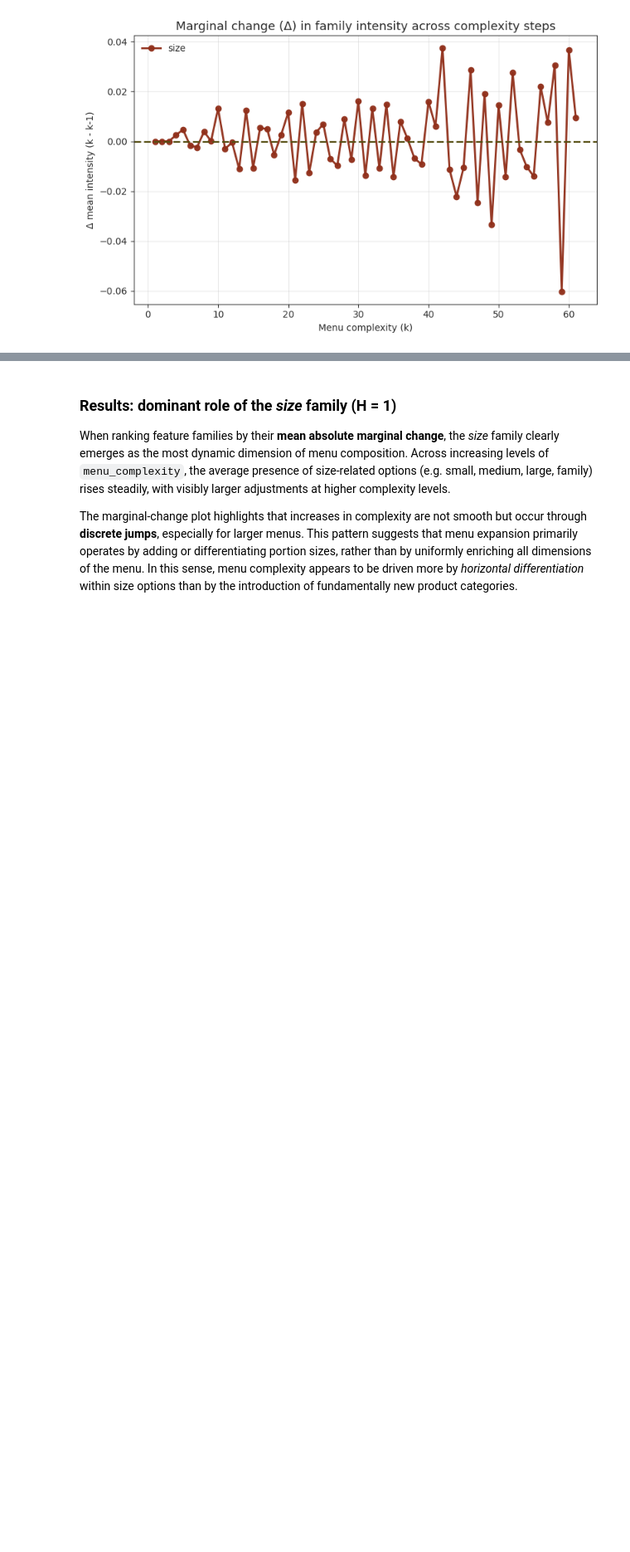
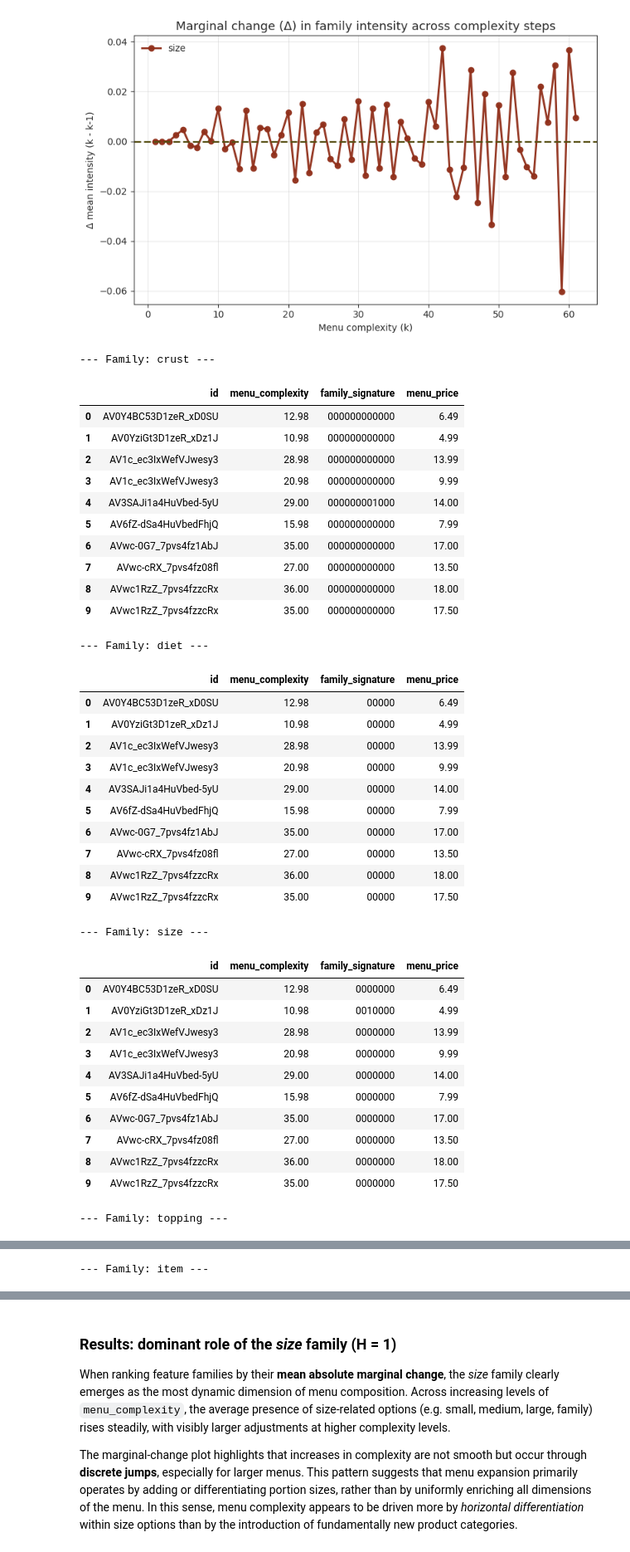
Before and after one commit to emanuelegaliano/Fundamentals-of-Data-Analysis, a Jupyter notebook: progetto.ipynb, the cells around one changed output, grey strips where cells are left out. Shown at 83% size. Cells and saved outputs as stored; diff of their text form; code cells hidden in the pictures; blank space fills up the shorter version.

```diff
--- a/progetto.ipynb
+++ b/progetto.ipynb
@@ -2404,3 +2404,53 @@ dtype: float64
 [figure]
 [figure]
 [figure]
+# %%
+# printing samples from delta menu_complexity = 1
+# and same all one-hot features, in order to see differences or similarities.
+
+delta_k = 1
+df_delta = dfm[dfm["menu_complexity"].diff() == delta_k].copy()
+df_delta = df_delta.sort_values(by="id").reset_index(drop=True)
+
+for fam, cols in families.items():
+    print(f"--- Family: {fam} ---")
+    display(df_delta[["id", "menu_complexity"] + cols].head(10))
+    print("\n")
+# %% [output]
+--- Family: crust ---
+|  | id | menu_complexity | family_signature | menu_price |
+| 0 | AV0Y4BC53D1zeR_xD0SU | 12.98 | 000000000000 | 6.49 |
+| 1 | AV0YziGt3D1zeR_xDz1J | 10.98 | 000000000000 | 4.99 |
+| 2 | AV1c_ec3IxWefVJwesy3 | 28.98 | 000000000000 | 13.99 |
+| 3 | AV1c_ec3IxWefVJwesy3 | 20.98 | 000000000000 | 9.99 |
+| 4 | AV3SAJi1a4HuVbed-5yU | 29.00 | 000000001000 | 14.00 |
+| 5 | AV6fZ-dSa4HuVbedFhjQ | 15.98 | 000000000000 | 7.99 |
+| 6 | AVwc-0G7_7pvs4fz1AbJ | 35.00 | 000000000000 | 17.00 |
+| 7 | AVwc-cRX_7pvs4fz08fl | 27.00 | 000000000000 | 13.50 |
+| 8 | AVwc1RzZ_7pvs4fzzcRx | 36.00 | 000000000000 | 18.00 |
+| 9 | AVwc1RzZ_7pvs4fzzcRx | 35.00 | 000000000000 | 17.50 |
+--- Family: diet ---
+|  | id | menu_complexity | family_signature | menu_price |
+| 0 | AV0Y4BC53D1zeR_xD0SU | 12.98 | 00000 | 6.49 |
+| 1 | AV0YziGt3D1zeR_xDz1J | 10.98 | 00000 | 4.99 |
+| 2 | AV1c_ec3IxWefVJwesy3 | 28.98 | 00000 | 13.99 |
+| 3 | AV1c_ec3IxWefVJwesy3 | 20.98 | 00000 | 9.99 |
+| 4 | AV3SAJi1a4HuVbed-5yU | 29.00 | 00000 | 14.00 |
+| 5 | AV6fZ-dSa4HuVbedFhjQ | 15.98 | 00000 | 7.99 |
+| 6 | AVwc-0G7_7pvs4fz1AbJ | 35.00 | 00000 | 17.00 |
+| 7 | AVwc-cRX_7pvs4fz08fl | 27.00 | 00000 | 13.50 |
+| 8 | AVwc1RzZ_7pvs4fzzcRx | 36.00 | 00000 | 18.00 |
+| 9 | AVwc1RzZ_7pvs4fzzcRx | 35.00 | 00000 | 17.50 |
+--- Family: size ---
+|  | id | menu_complexity | family_signature | menu_price |
+| 0 | AV0Y4BC53D1zeR_xD0SU | 12.98 | 0000000 | 6.49 |
+| 1 | AV0YziGt3D1zeR_xDz1J | 10.98 | 0010000 | 4.99 |
+| 2 | AV1c_ec3IxWefVJwesy3 | 28.98 | 0000000 | 13.99 |
+| 3 | AV1c_ec3IxWefVJwesy3 | 20.98 | 0000000 | 9.99 |
+| 4 | AV3SAJi1a4HuVbed-5yU | 29.00 | 0000000 | 14.00 |
+| 5 | AV6fZ-dSa4HuVbedFhjQ | 15.98 | 0000000 | 7.99 |
+| 6 | AVwc-0G7_7pvs4fz1AbJ | 35.00 | 0000000 | 17.00 |
+| 7 | AVwc-cRX_7pvs4fz08fl | 27.00 | 0000000 | 13.50 |
+| 8 | AVwc1RzZ_7pvs4fzzcRx | 36.00 | 0000000 | 18.00 |
+| 9 | AVwc1RzZ_7pvs4fzzcRx | 35.00 | 0000000 | 17.50 |
+--- Family: topping ---
@@ -2406,0 +2468 @@ dtype: float64
+--- Family: item ---
```
Also changed, not shown: parts of 1 cell of this notebook.
